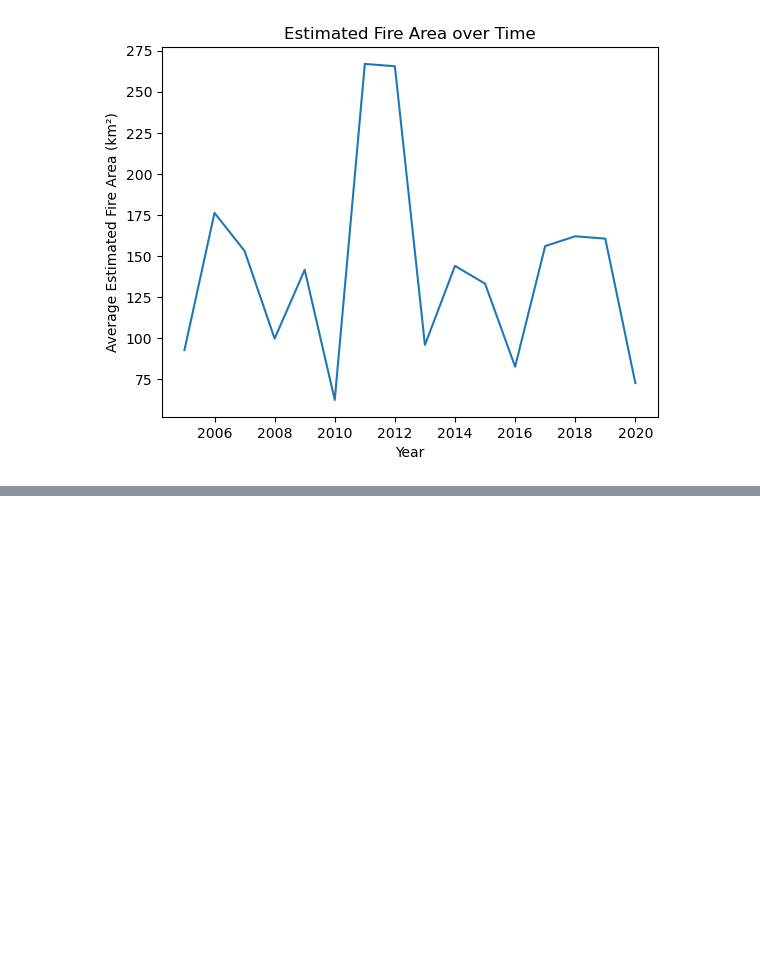
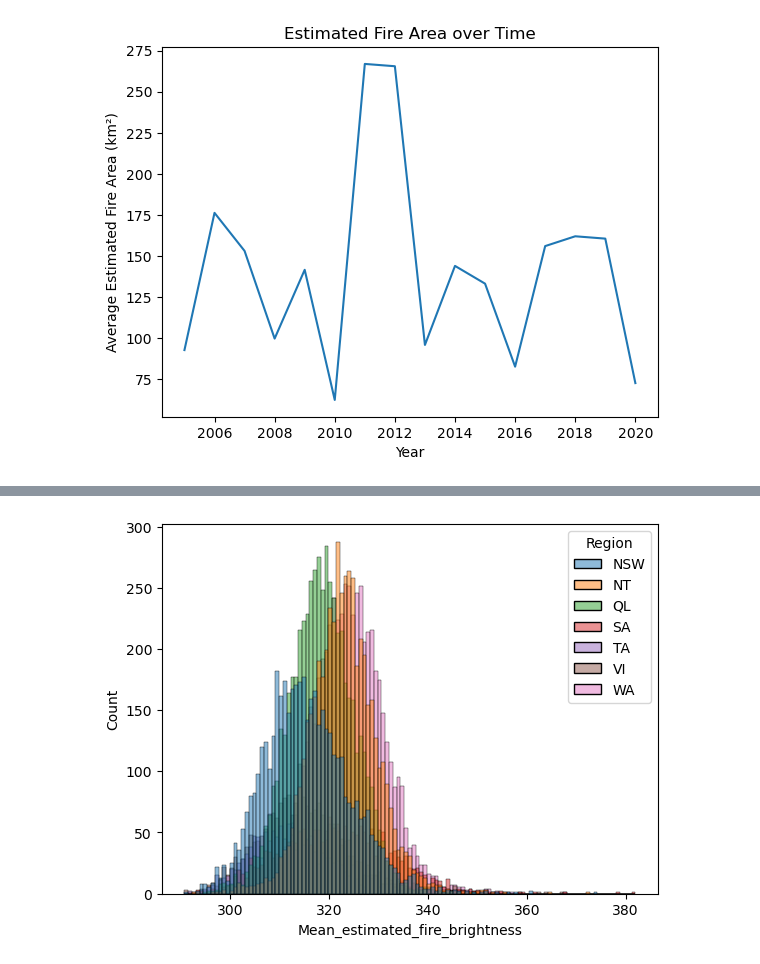
Before and after one commit to CyberWol-12/Data_Visualization_with_Python, a Jupyter notebook: data_visualizataion_with_python/1.major_project1.ipynb, the cells around one changed output, grey strips where cells are left out. Drawn from its saved outputs; the diff is of its cells as text; code cells hidden in the pictures; blank space fills up the shorter version.

```diff
--- a/data_visualizataion_with_python/1.major_project1.ipynb
+++ b/data_visualizataion_with_python/1.major_project1.ipynb
@@ -67,0 +102,5 @@ plt.show()
+# %%
+sns.histplot(data=df, x='Mean_estimated_fire_brightness', hue='Region')
+plt.show()
+# %% [output]
+[figure, added]
```
Also changed, not shown: parts of 5 cells of this notebook.
